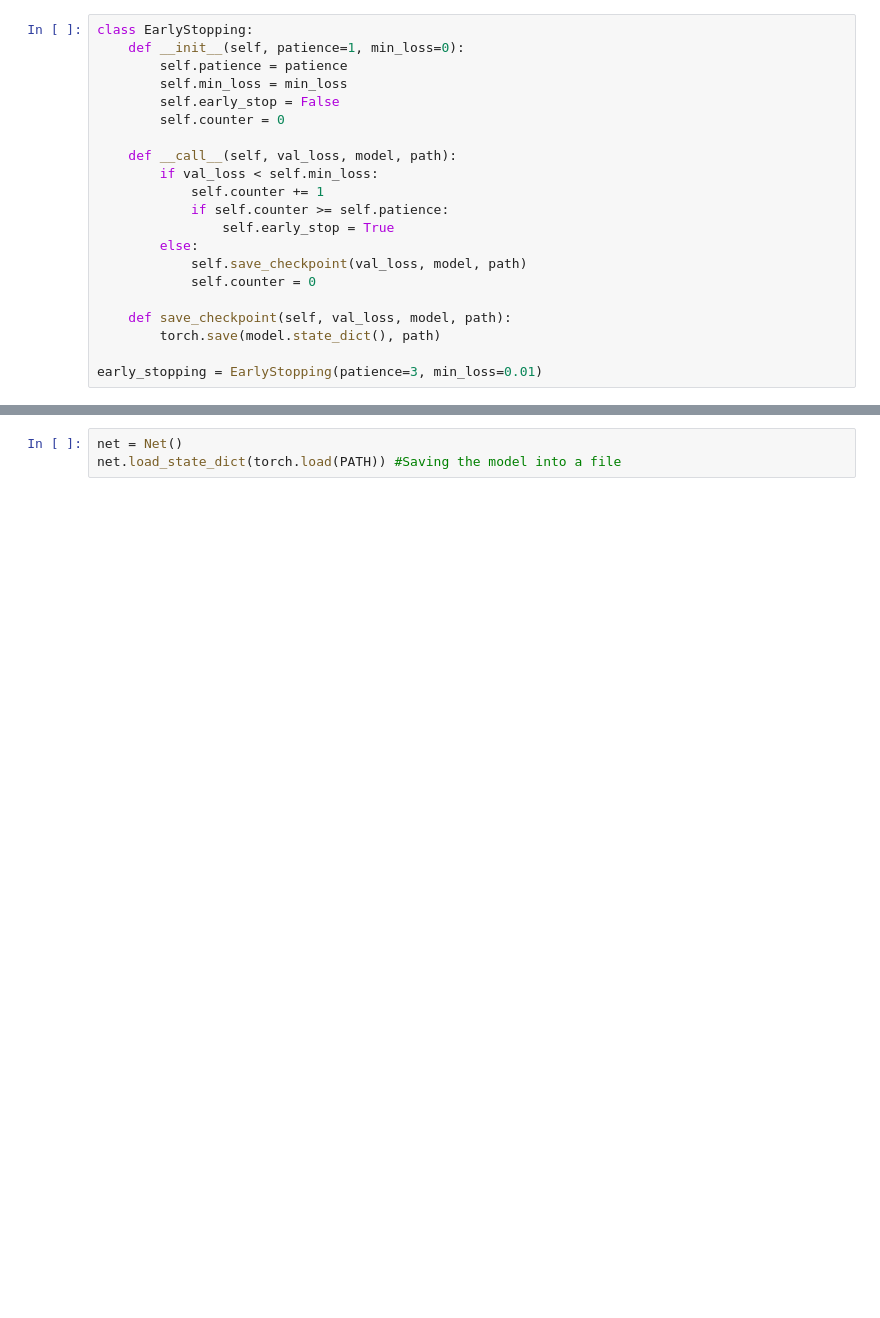
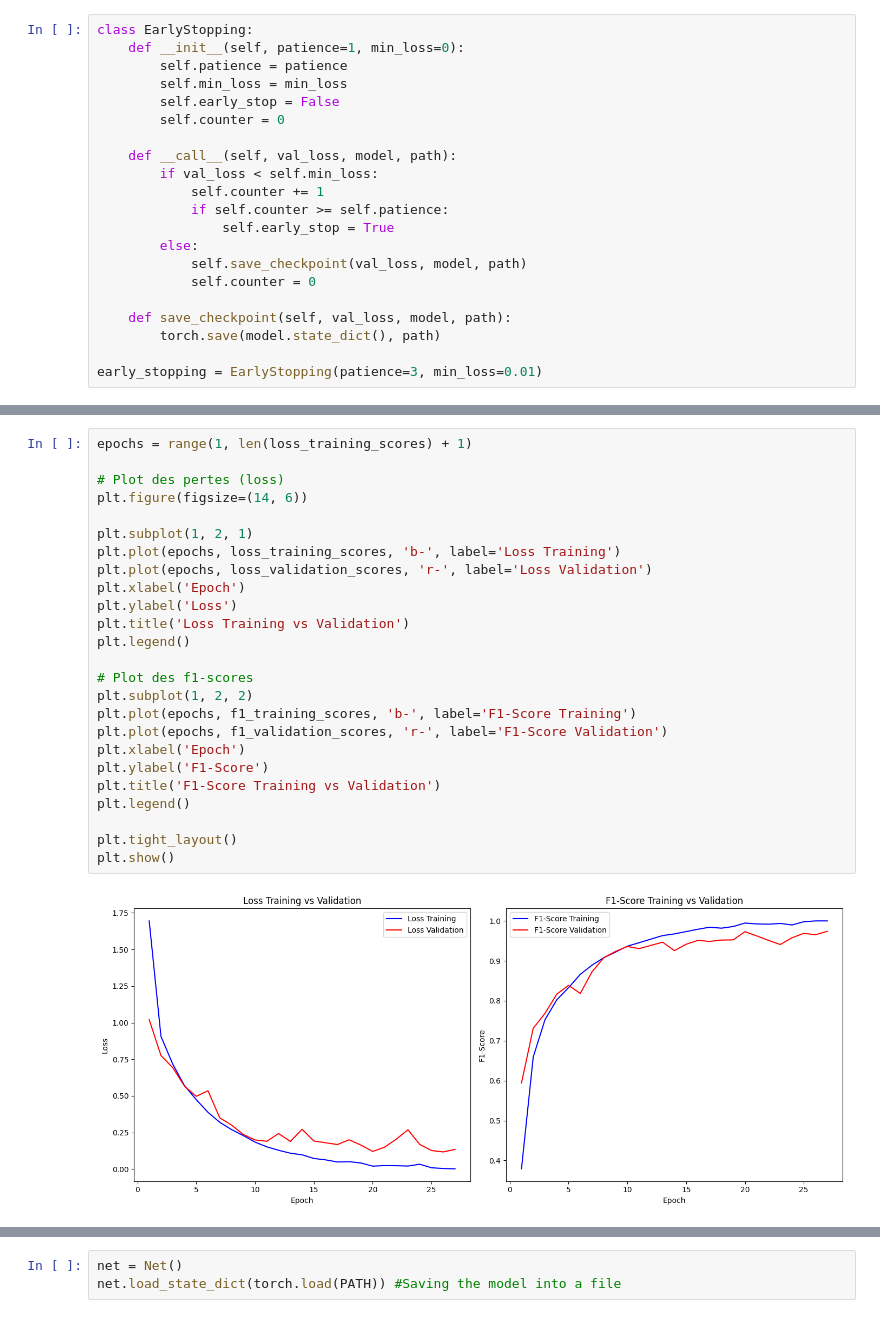
Before and after one commit to Flodeco22/lying-pen-scribes-project, a Jupyter notebook: machine_learning/CNN/CNN_with_PNA.ipynb, the cells around one changed output, grey strips where cells are left out. Drawn from its saved outputs; the diff is of its cells as text; blank space fills up the shorter version.

```diff
--- a/machine_learning/CNN/CNN_with_PNA.ipynb
+++ b/machine_learning/CNN/CNN_with_PNA.ipynb
@@ -292,3 +325,30 @@ Epoch [24] Accuracy: 1.000, Recall: 1.000, F1-score: 1.000, loss: 0.002
 Early stopping
 Finished Training
+# %%
+epochs = range(1, len(loss_training_scores) + 1)
+
+# Plot des pertes (loss)
+plt.figure(figsize=(14, 6))
+
+plt.subplot(1, 2, 1)
+plt.plot(epochs, loss_training_scores, 'b-', label='Loss Training')
+plt.plot(epochs, loss_validation_scores, 'r-', label='Loss Validation')
+plt.xlabel('Epoch')
+plt.ylabel('Loss')
+plt.title('Loss Training vs Validation')
+plt.legend()
+
+# Plot des f1-scores
+plt.subplot(1, 2, 2)
+plt.plot(epochs, f1_training_scores, 'b-', label='F1-Score Training')
+plt.plot(epochs, f1_validation_scores, 'r-', label='F1-Score Validation')
+plt.xlabel('Epoch')
+plt.ylabel('F1-Score')
+plt.title('F1-Score Training vs Validation')
+plt.legend()
+
+plt.tight_layout()
+plt.show()
+# %% [output]
+[figure, added]
 # %%
```
Also changed, not shown: parts of 19 cells of this notebook, 25 other files.
